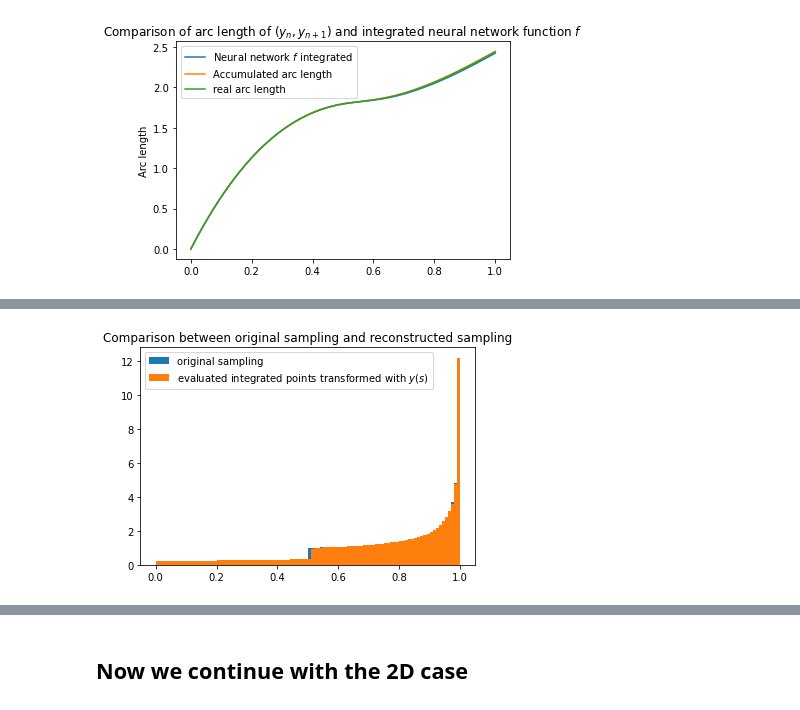
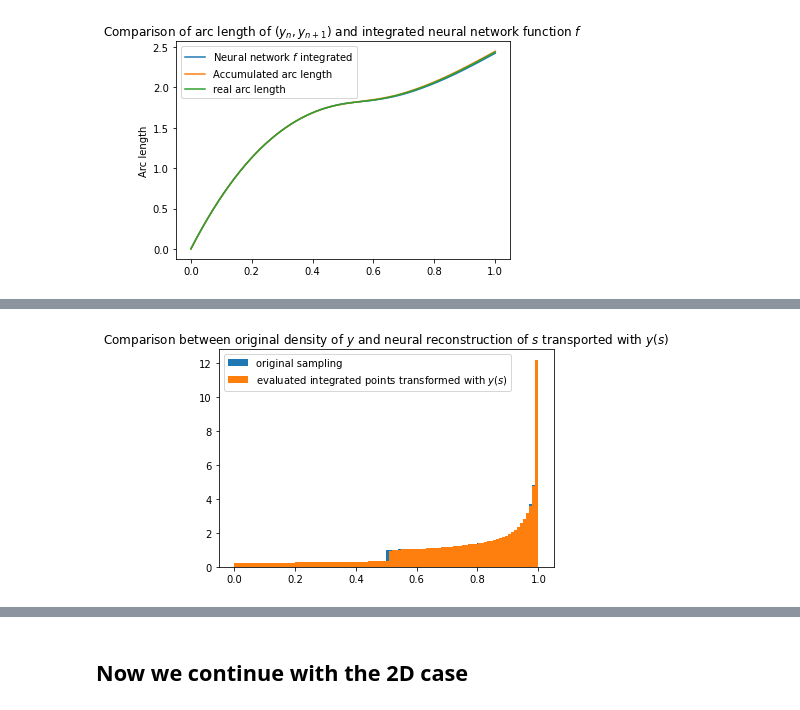
Before and after one commit to plainerman/density-transport, a Jupyter notebook: full_one_dimensional.ipynb, the cells around one changed output, grey strips where cells are left out. Cells and saved outputs as stored; diff of their text form; code cells hidden in the pictures.

```diff
--- a/full_one_dimensional.ipynb
+++ b/full_one_dimensional.ipynb
@@ -220,11 +309,11 @@ y_by_s_vectorized = numpy.vectorize(lambda x: y_by_s(x))
 # %%
 t_eval = numpy.linspace(0, observe.samplesize * dt, int(observe.samplesize))
 sol = solve_ivp(f, [0, observe.samplesize * dt], [0], t_eval=t_eval)
-plt.title("Comparison between original sampling and reconstructed sampling")
+plt.title("Comparison between original density of $y$ and neural reconstruction of $s$ transported with $y(s)$")
 plt.hist(numpy.transpose(observe.sample(0))[0], bins = 100, density = True, label="original sampling")
 new_ys = [y_by_s(s) for s in sol.y[0]]
 plt.hist(new_ys, bins = 100, density = True, label="evaluated integrated points transformed with $y(s)$")
 plt.legend()
 plt.show()
 # %% [output]
-[figure, old version]
+[figure, new version]
```
Also changed, not shown: parts of 16 cells of this notebook.
